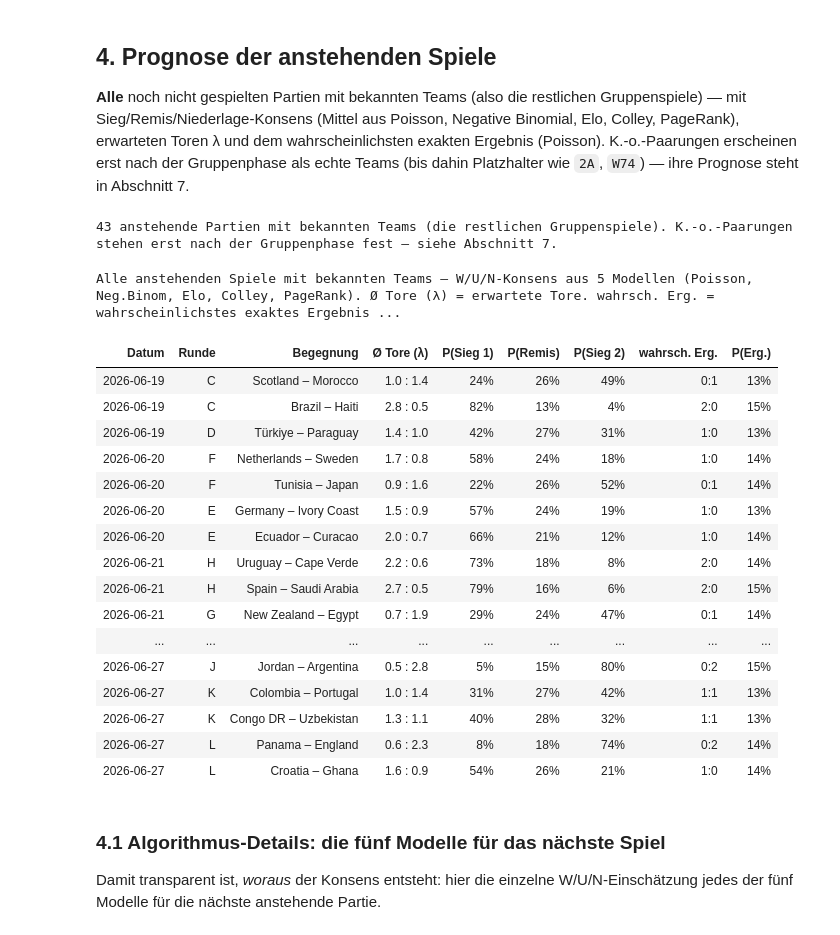
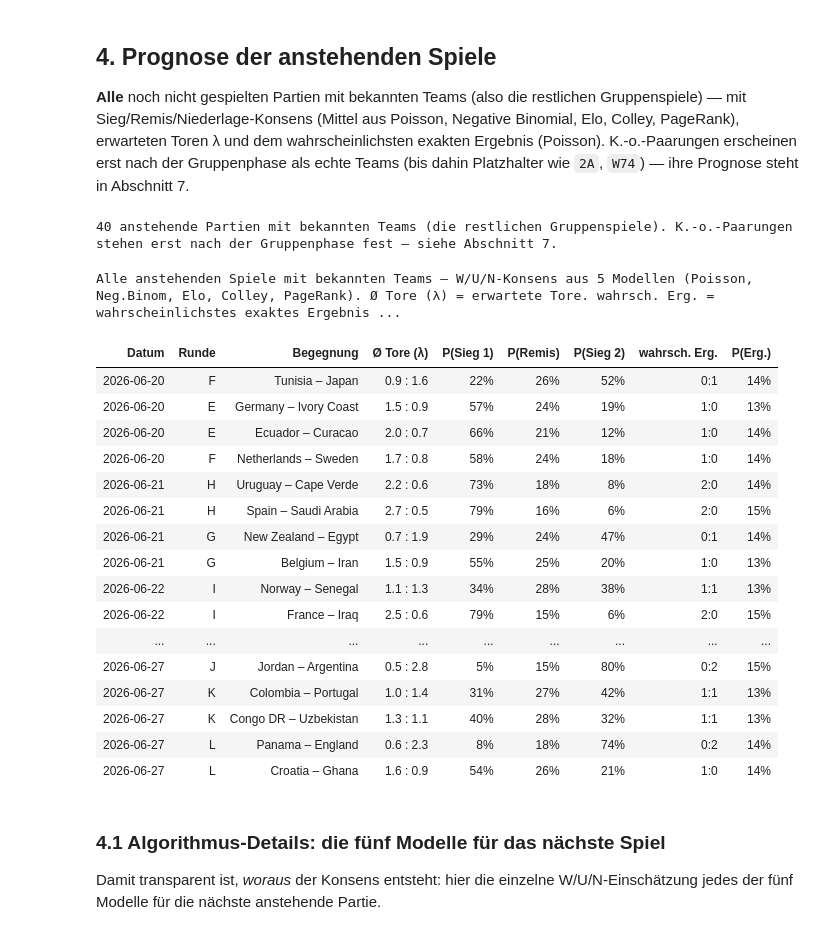
Before and after one commit to Deskaunedsei1983/wc2026-cl01, a Jupyter notebook: wc2026_live_update.ipynb, the cells around one changed output. Saved outputs shown, nothing was run; the diff lists cells and outputs as text; code cells hidden in the pictures.

```diff
--- a/wc2026_live_update.ipynb
+++ b/wc2026_live_update.ipynb
@@ -286,45 +286,45 @@ exakten Ergebnis (Poisson). K.-o.-Paarungen erscheinen erst nach der
 Gruppenphase als echte Teams (bis dahin Platzhalter wie `2A`, `W74`) — ihre
 Prognose steht in Abschnitt 7.
 # %%
-def next_matches(sched, k=None):
+def next_matches(sched, k=None, R=STRENGTH):
     up = sched[~sched.played].copy()
     up = up[up.team1.isin(STRENGTH) & up.team2.isin(STRENGTH)].sort_values("date")
     if k: up = up.head(k)
     out = []
     for _, m in up.iterrows():
-        a, b = m.team1, m.team2; w, d, l = wdl_consensus(a, b)
-        la, lb = lam(a, b); s, p = modal_score(a, b)
+        a, b = m.team1, m.team2; w, d, l = wdl_consensus(a, b, R)
+        la, lb = lam(a, b, R); s, p = modal_score(a, b, R)
         tag = m.group if isinstance(m.group,str) and m.group else m["round"]
         out.append({"Datum":m.date,"Runde":tag,"Begegnung":f"{a} – {b}",
                     "Ø Tore (λ)":f"{la:.1f} : {lb:.1f}",
                     "P(Sieg 1)":w*100,"P(Remis)":d*100,"P(Sieg 2)":l*100,
                     "wahrsch. Erg.":s,"P(Erg.)":p})
     return pd.DataFrame(out)
 
 nxt = next_matches(sched)                      # alle anstehenden Spiele mit bekannten Teams
 print(f"{len(nxt)} anstehende Partien mit bekannten Teams (die restlichen Gruppenspiele). "
       f"K.-o.-Paarungen stehen erst nach der Gruppenphase fest — siehe Abschnitt 7.")
 (nxt.style.hide(axis="index")
    .format({"P(Sieg 1)":"{:.0f}%","P(Remis)":"{:.0f}%","P(Sieg 2)":"{:.0f}%","P(Erg.)":"{:.0f}%"})
    .background_gradient(cmap="Greens", subset=["P(Sieg 1)"])
    .background_gradient(cmap="Reds",   subset=["P(Sieg 2)"])
    .set_caption("Alle anstehenden Spiele mit bekannten Teams — W/U/N-Konsens aus 5 Modellen "
                 "(Poisson, Neg.Binom, Elo, Colley, PageRank). Ø Tore (λ) = erwartete Tore. "
                 "wahrsch. Erg. = wahrscheinlichstes exaktes Ergebnis (Modus)."))
 # %% [output]
-43 anstehende Partien mit bekannten Teams (die restlichen Gruppenspiele). K.-o.-Paarungen stehen erst nach der Gruppenphase fest — siehe Abschnitt 7.
+40 anstehende Partien mit bekannten Teams (die restlichen Gruppenspiele). K.-o.-Paarungen stehen erst nach der Gruppenphase fest — siehe Abschnitt 7.
 Alle anstehenden Spiele mit bekannten Teams — W/U/N-Konsens aus 5 Modellen (Poisson, Neg.Binom, Elo, Colley, PageRank). Ø Tore (λ) = erwartete Tore. wahrsch. Erg. = wahrscheinlichstes exaktes Ergebnis ...
 | Datum | Runde | Begegnung | Ø Tore (λ) | P(Sieg 1) | P(Remis) | P(Sieg 2) | wahrsch. Erg. | P(Erg.) |
-| 2026-06-19 | C | Scotland – Morocco | 1.0 : 1.4 | 24% | 26% | 49% | 0:1 | 13% |
-| 2026-06-19 | C | Brazil – Haiti | 2.8 : 0.5 | 82% | 13% | 4% | 2:0 | 15% |
-| 2026-06-19 | D | Türkiye – Paraguay | 1.4 : 1.0 | 42% | 27% | 31% | 1:0 | 13% |
-| 2026-06-20 | F | Netherlands – Sweden | 1.7 : 0.8 | 58% | 24% | 18% | 1:0 | 14% |
 | 2026-06-20 | F | Tunisia – Japan | 0.9 : 1.6 | 22% | 26% | 52% | 0:1 | 14% |
 | 2026-06-20 | E | Germany – Ivory Coast | 1.5 : 0.9 | 57% | 24% | 19% | 1:0 | 13% |
 | 2026-06-20 | E | Ecuador – Curacao | 2.0 : 0.7 | 66% | 21% | 12% | 1:0 | 14% |
+| 2026-06-20 | F | Netherlands – Sweden | 1.7 : 0.8 | 58% | 24% | 18% | 1:0 | 14% |
 | 2026-06-21 | H | Uruguay – Cape Verde | 2.2 : 0.6 | 73% | 18% | 8% | 2:0 | 14% |
 | 2026-06-21 | H | Spain – Saudi Arabia | 2.7 : 0.5 | 79% | 16% | 6% | 2:0 | 15% |
 | 2026-06-21 | G | New Zealand – Egypt | 0.7 : 1.9 | 29% | 24% | 47% | 0:1 | 14% |
+| 2026-06-21 | G | Belgium – Iran | 1.5 : 0.9 | 55% | 25% | 20% | 1:0 | 13% |
+| 2026-06-22 | I | Norway – Senegal | 1.1 : 1.3 | 34% | 28% | 38% | 1:1 | 13% |
+| 2026-06-22 | I | France – Iraq | 2.5 : 0.6 | 79% | 15% | 6% | 2:0 | 15% |
 | ... | ... | ... | ... | ... | ... | ... | ... | ... |
 | 2026-06-27 | J | Jordan – Argentina | 0.5 : 2.8 | 5% | 15% | 80% | 0:2 | 15% |
 | 2026-06-27 | K | Colombia – Portugal | 1.0 : 1.4 | 31% | 27% | 42% | 1:1 | 13% |
```
Also changed, not shown: parts of 15 cells of this notebook, 6 other files.
